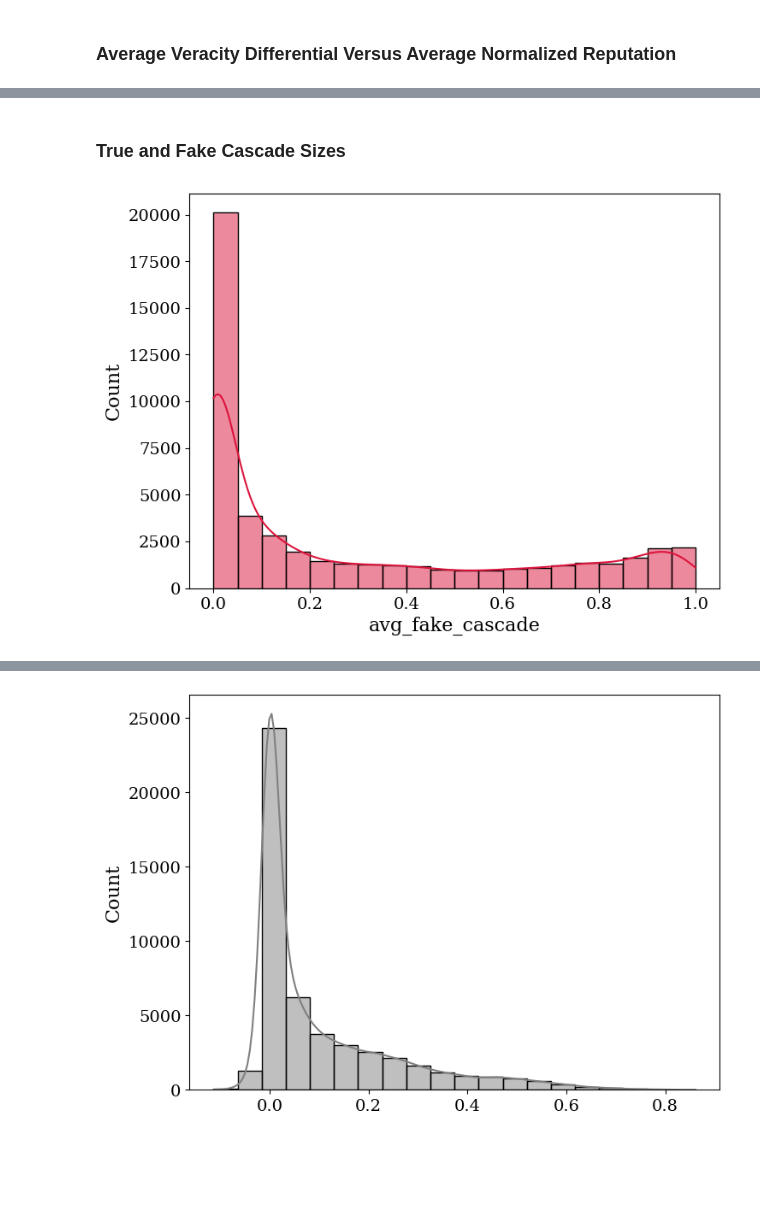
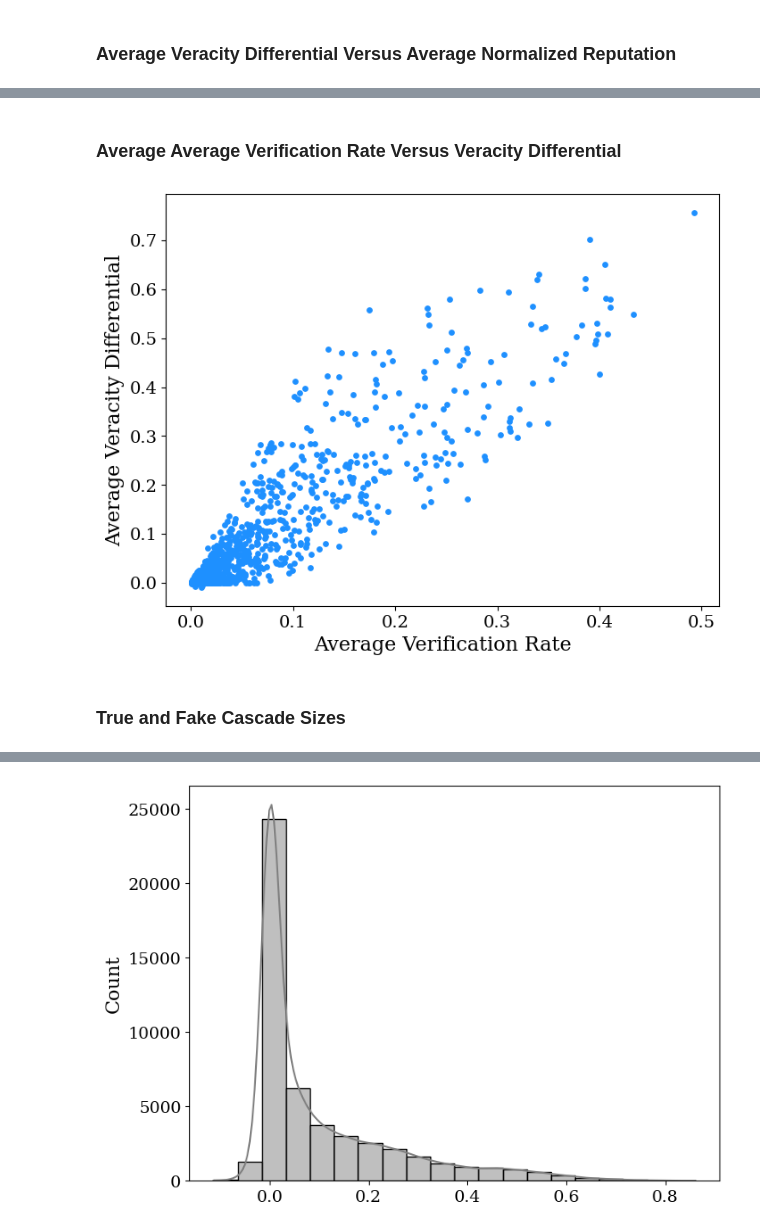
Before and after one commit to charlesaugdupont/deepfake-percolation, a Jupyter notebook: notebooks/analysis.ipynb, the cells around one changed output, grey strips where cells are left out. Drawn from its saved outputs; the diff is of its cells as text; code cells hidden in the pictures; blank space fills up the shorter version.

```diff
--- a/notebooks/analysis.ipynb
+++ b/notebooks/analysis.ipynb
@@ -201,7 +187,17 @@ plt.show()
+# %% [markdown]
+### Average Average Verification Rate Versus Veracity Differential
+# %%
+plt.scatter(
+    sim_df.groupby("lhs_id").mean()["avg_verify_rate"],
+    sim_df.groupby("lhs_id").mean()["veracity_differential"],
+    color="dodgerblue",
+    s=15
+)
+
+plt.xlabel("Average Verification Rate")
+plt.ylabel("Average Veracity Differential")
+plt.show()
+# %% [output]
+[figure, new version]
 # %% [markdown]
 ### True and Fake Cascade Sizes
-# %%
-sns.histplot(sim_df["avg_fake_cascade"], bins=20, kde=True, color="crimson")
-plt.show()
-# %% [output]
-[figure, removed]
```
Also changed, not shown: parts of 8 cells of this notebook.
